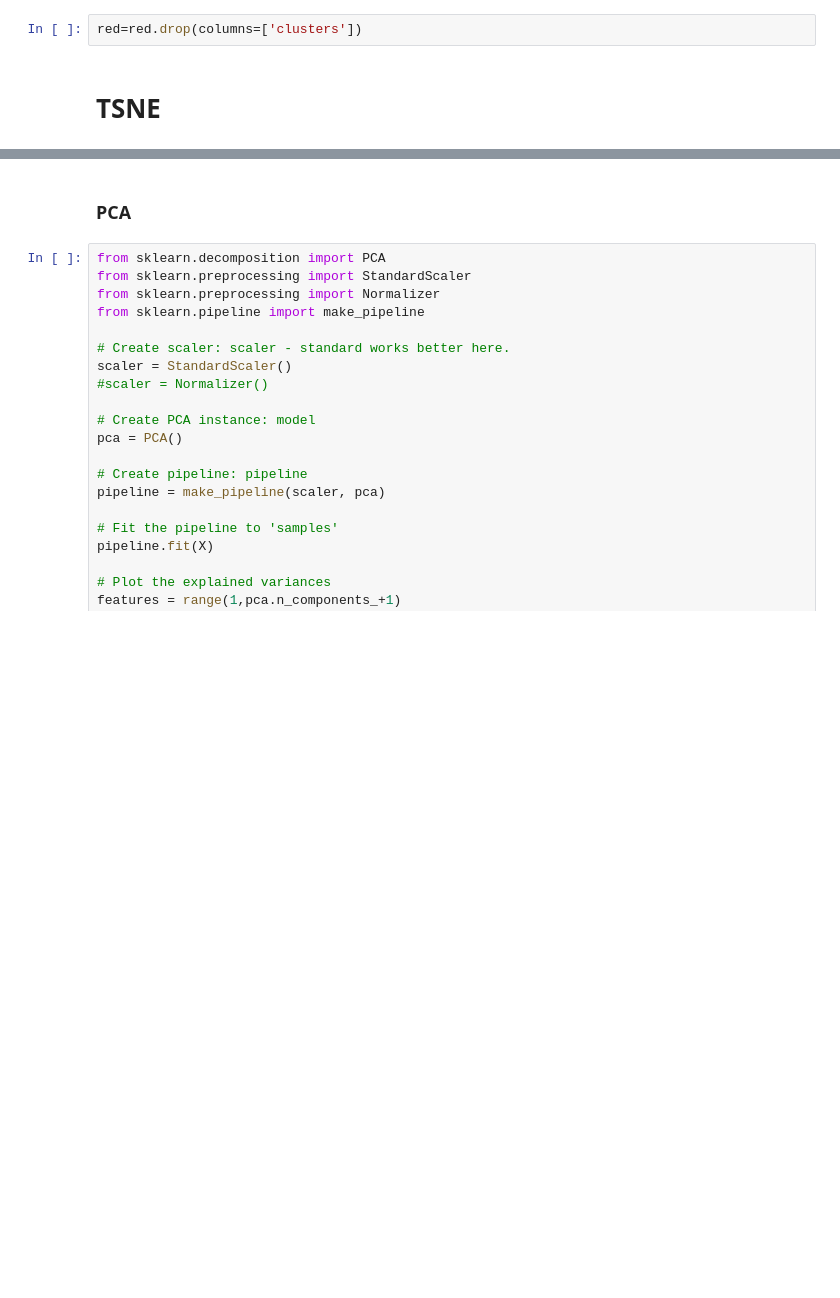
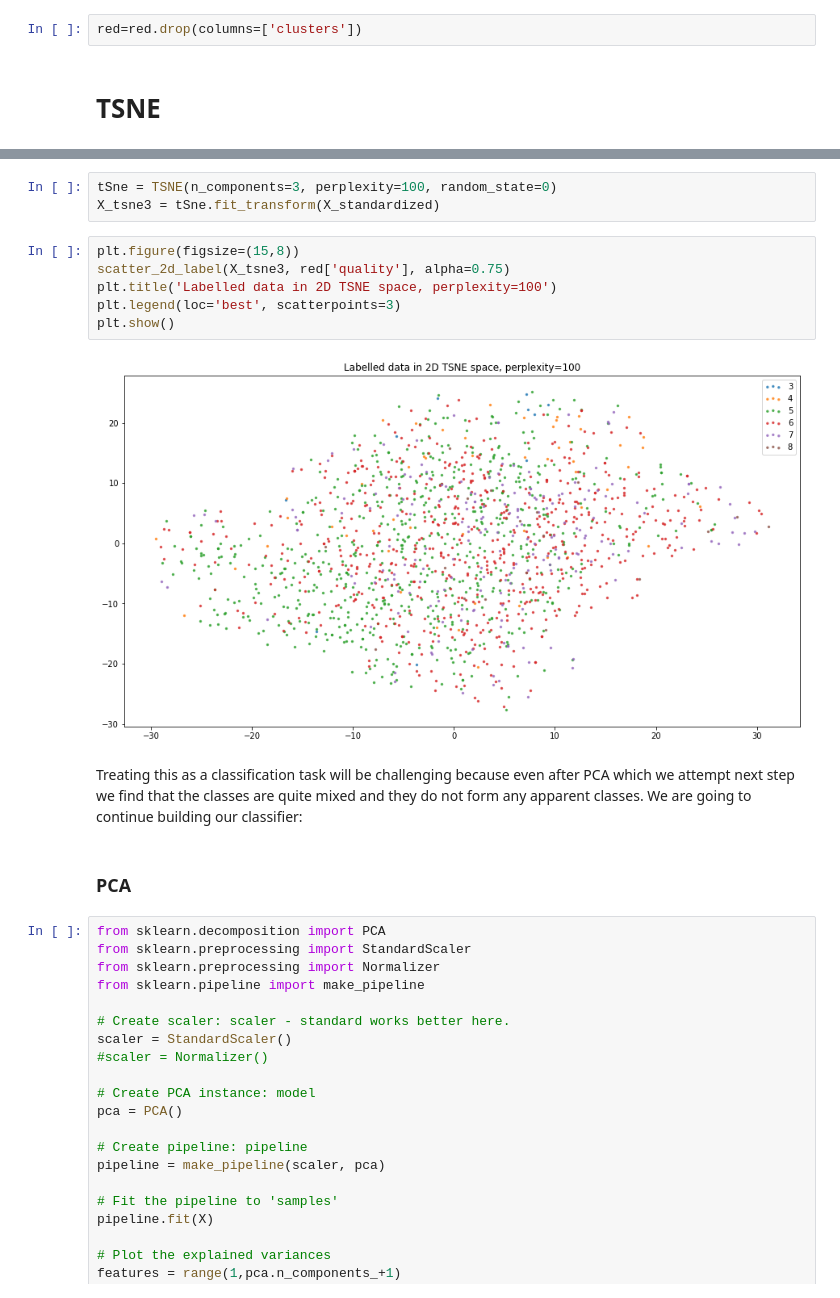
Before and after one commit to EffyFang/DataMining, a Jupyter notebook: winequality/Wine Quality Prediction Project 0825.ipynb, the cells around one changed output, grey strips where cells are left out. Drawn from its saved outputs; the diff is of its cells as text; blank space fills up the shorter version.

```diff
--- a/winequality/Wine Quality Prediction Project 0825.ipynb
+++ b/winequality/Wine Quality Prediction Project 0825.ipynb
@@ -575,3 +669,16 @@ X_embedded = TSNE(n_components=3, perplexity=40).fit_transform(X_standardized)
+# %%
+tSne = TSNE(n_components=3, perplexity=100, random_state=0)
+X_tsne3 = tSne.fit_transform(X_standardized)
+# %%
+plt.figure(figsize=(15,8))
+scatter_2d_label(X_tsne3, red['quality'], alpha=0.75)
+plt.title('Labelled data in 2D TSNE space, perplexity=100')
+plt.legend(loc='best', scatterpoints=3)
+plt.show()
+# %% [output]
+[figure, added]
+# %% [markdown]
+Treating this as a classification task will be challenging because even after PCA which we attempt next step we find that the classes are quite mixed and they do not form any apparent classes. We are going to continue building our classifier:
 # %% [markdown]
 ### PCA
 # %%
```
Also changed, not shown: parts of 23 cells of this notebook, 3 other files.
